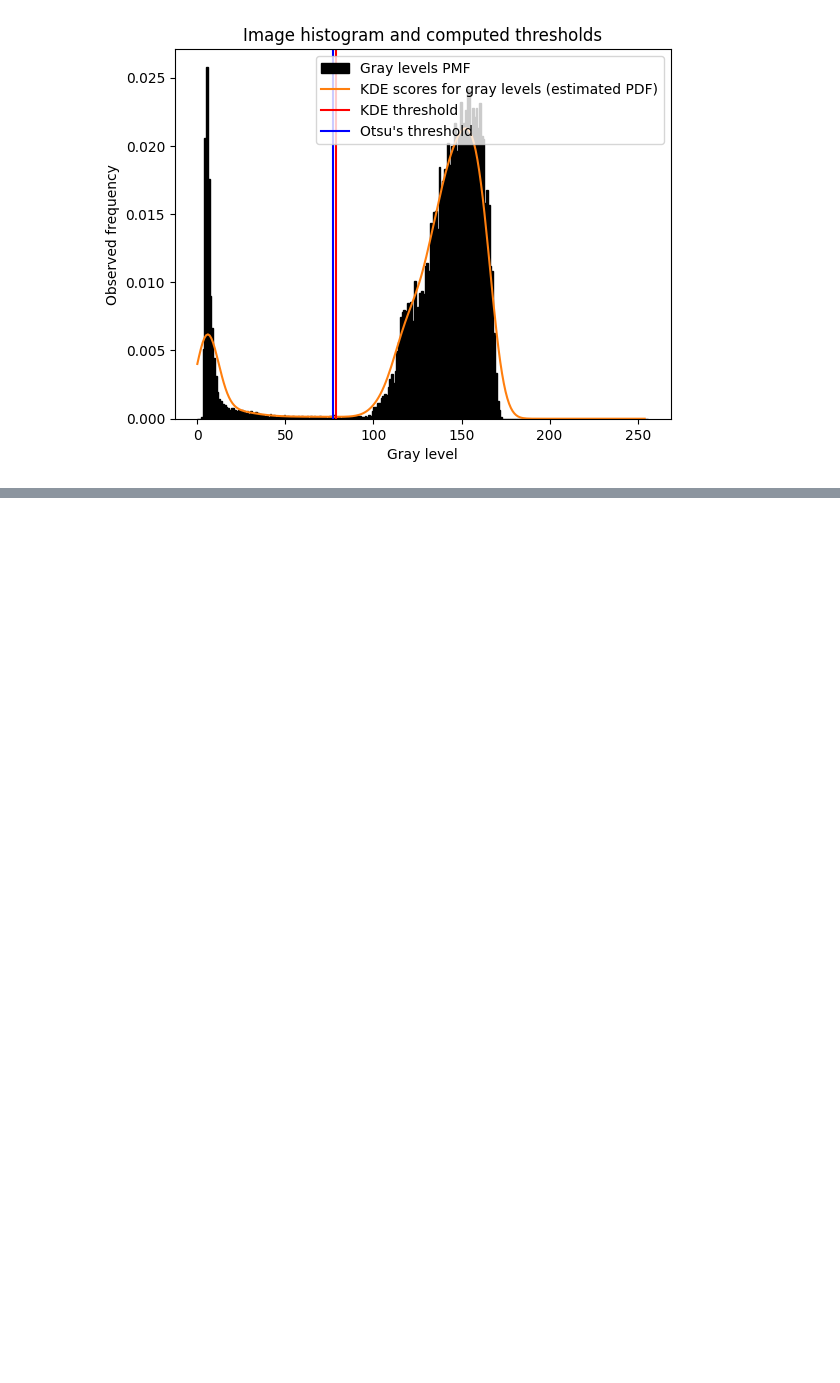
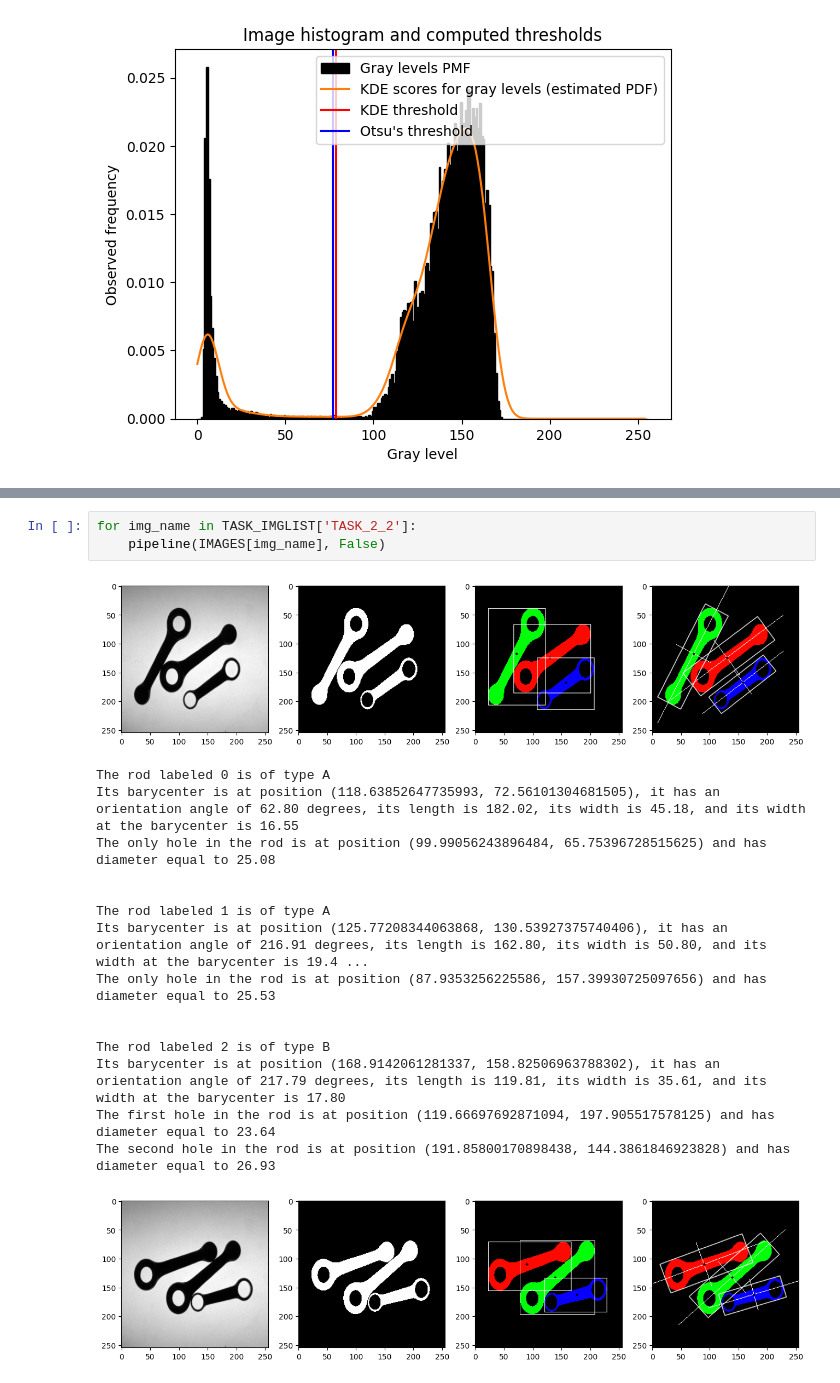
Before and after one commit to MrCr4ft/IPCV_Project, a Jupyter notebook: Visual Inspection of Motorcycle Connecting Rods.ipynb, the cells around one changed output, grey strips where cells are left out. Cells and saved outputs as stored; diff of their text form; blank space fills up the shorter version.

```diff
--- a/Visual Inspection of Motorcycle Connecting Rods.ipynb
+++ b/Visual Inspection of Motorcycle Connecting Rods.ipynb
@@ -582,0 +141,20 @@ The second hole in the rod is at position (34.29117202758789, 106.00048828125) a
+# %%
+for img_name in TASK_IMGLIST['TASK_2_2']:
+    pipeline(IMAGES[img_name], False)
+# %% [output]
+[figure, added]
+The rod labeled 0 is of type A
+Its barycenter is at position (118.63852647735993, 72.56101304681505), it has an orientation angle of 62.80 degrees, its length is 182.02, its width is 45.18, and its width at the barycenter is 16.55
+The only hole in the rod is at position (99.99056243896484, 65.75396728515625) and has diameter equal to 25.08
+
+
+The rod labeled 1 is of type A
+Its barycenter is at position (125.77208344063868, 130.53927375740406), it has an orientation angle of 216.91 degrees, its length is 162.80, its width is 50.80, and its width at the barycenter is 19.4 ...
+The only hole in the rod is at position (87.9353256225586, 157.39930725097656) and has diameter equal to 25.53
+
+
+The rod labeled 2 is of type B
+Its barycenter is at position (168.9142061281337, 158.82506963788302), it has an orientation angle of 217.79 degrees, its length is 119.81, its width is 35.61, and its width at the barycenter is 17.80
+The first hole in the rod is at position (119.66697692871094, 197.905517578125) and has diameter equal to 23.64
+The second hole in the rod is at position (191.85800170898438, 144.3861846923828) and has diameter equal to 26.93
+[figure, added]
```
Also changed, not shown: parts of 20 cells of this notebook, 3 other files.
